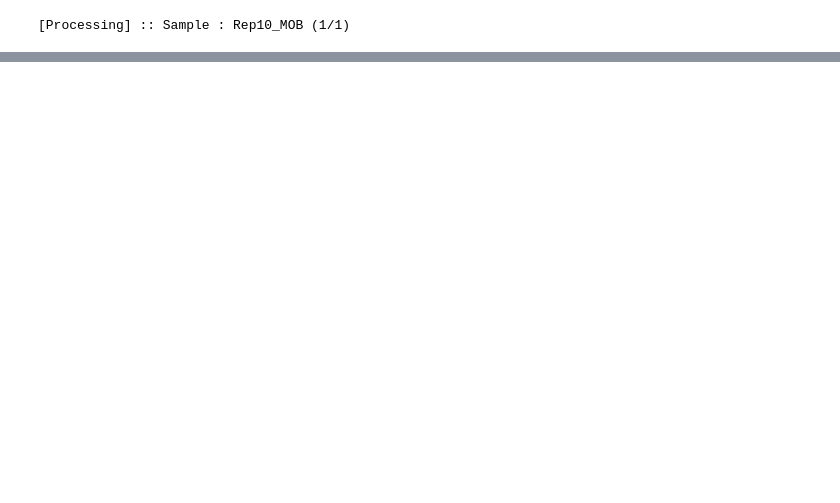
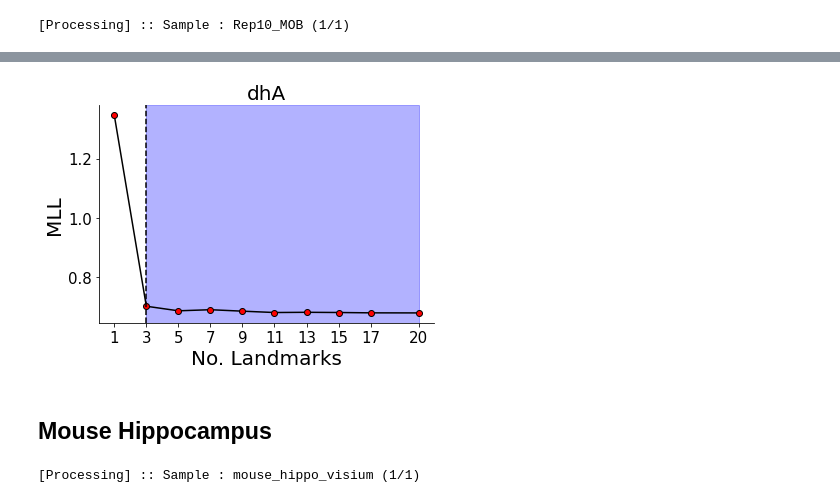
Before and after one commit to almaan/eggplant, a Jupyter notebook: notebooks/estimate-nlmk.ipynb, the cells around one changed output, grey strips where cells are left out. Cells and saved outputs as stored; diff of their text form; code cells hidden in the pictures; blank space fills up the shorter version.

```diff
--- a/notebooks/estimate-nlmk.ipynb
+++ b/notebooks/estimate-nlmk.ipynb
@@ -70,0 +73,11 @@ adata.uns["curated_landmarks"].shape
+# %%
+fig,ax = eg.pl.landmark_diagnostics(res,return_figure=True)
+if SAVE_MODE:
+    fig.savefig(osp.join(PLOT_RES_DIR,"est-lmk-{}.png".format(sample_name)),
+                bbox_inches = "tight")
+    with open(osp.join(DATA_RES_DIR,"est-lmk-{}".format(sample_name)),"w+") as f:
+        f.write(str(list(res[2].values())[0]))
+# %% [output]
+[figure, added]
+# %% [markdown]
+## Mouse Hippocampus
@@ -70,0 +89,12 @@ adata.uns["curated_landmarks"].shape
+# %%
+res = eg.fun.estimate_n_lanmdarks(dict(Mouse_Hippocampus = adata),
+                                  n_max_lmks=20,
+                                  subsample = None,
+                                  n_epochs=1000,
+                                  n_evals=10,
+                                  device="gpu",
+                                  verbose = True,
+                                  kneedle_s_param=KNEEDLE_S_PARAM,
+                                 )
+# %% [output]
+[Processing] :: Sample : mouse_hippo_visium (1/1)
```
Also changed, not shown: parts of 20 cells of this notebook, 7 other files.
